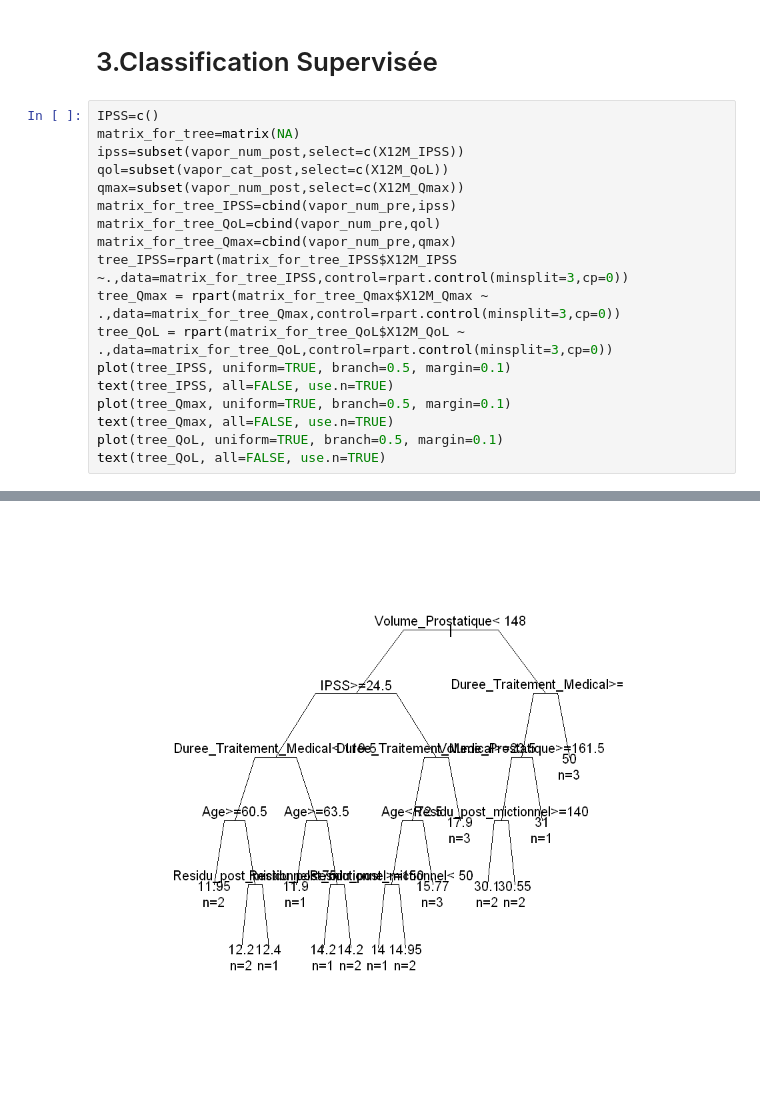
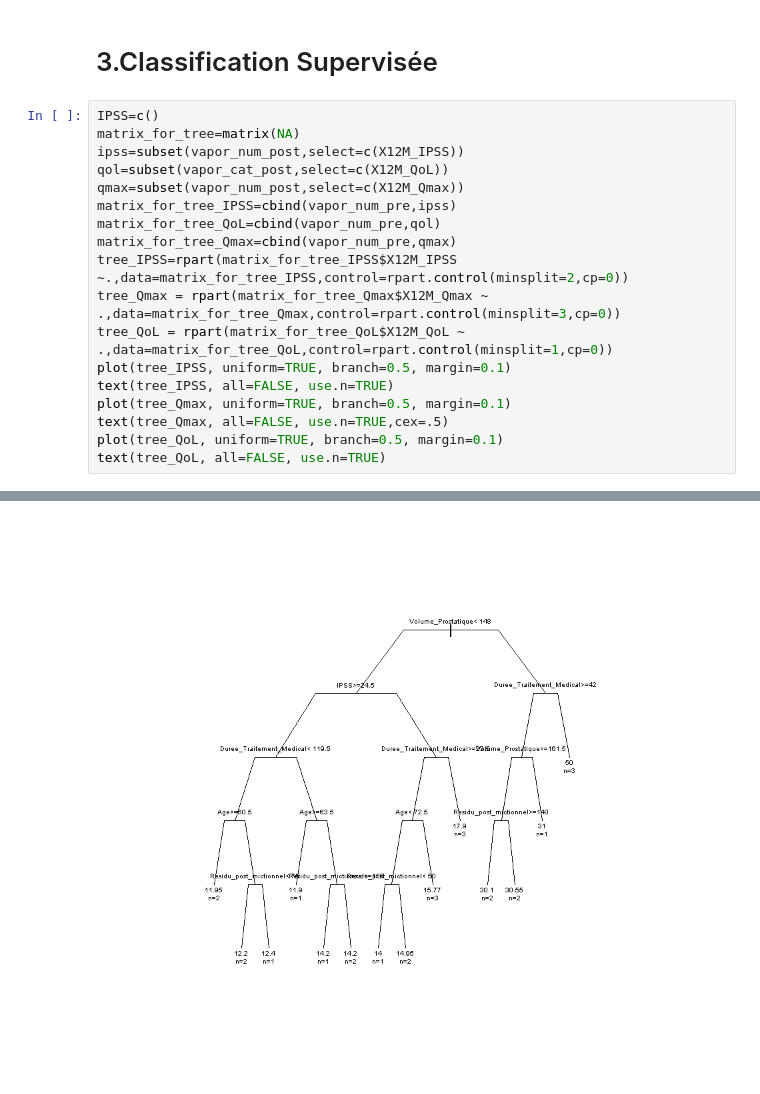
Before and after one commit to BigFab/TP_Adenome, a Jupyter notebook: vapor.ipynb, the cells around one changed output, grey strips where cells are left out. Saved outputs shown, nothing was run; the diff lists cells and outputs as text.

```diff
--- a/vapor.ipynb
+++ b/vapor.ipynb
@@ -626,22 +705,22 @@ ERROR: Error in plot.window(...): valeur 'xlim' incorrecte
 # %%
 IPSS=c()
 matrix_for_tree=matrix(NA)
 ipss=subset(vapor_num_post,select=c(X12M_IPSS))
 qol=subset(vapor_cat_post,select=c(X12M_QoL))
 qmax=subset(vapor_num_post,select=c(X12M_Qmax))
 matrix_for_tree_IPSS=cbind(vapor_num_pre,ipss)
 matrix_for_tree_QoL=cbind(vapor_num_pre,qol)
 matrix_for_tree_Qmax=cbind(vapor_num_pre,qmax)
-tree_IPSS=rpart(matrix_for_tree_IPSS$X12M_IPSS ~.,data=matrix_for_tree_IPSS,control=rpart.control(minsplit=3,cp=0))
+tree_IPSS=rpart(matrix_for_tree_IPSS$X12M_IPSS ~.,data=matrix_for_tree_IPSS,control=rpart.control(minsplit=2,cp=0))
 tree_Qmax = rpart(matrix_for_tree_Qmax$X12M_Qmax ~ .,data=matrix_for_tree_Qmax,control=rpart.control(minsplit=3,cp=0))
-tree_QoL = rpart(matrix_for_tree_QoL$X12M_QoL ~ .,data=matrix_for_tree_QoL,control=rpart.control(minsplit=3,cp=0))
+tree_QoL = rpart(matrix_for_tree_QoL$X12M_QoL ~ .,data=matrix_for_tree_QoL,control=rpart.control(minsplit=1,cp=0))
 plot(tree_IPSS, uniform=TRUE, branch=0.5, margin=0.1)
 text(tree_IPSS, all=FALSE, use.n=TRUE)
 plot(tree_Qmax, uniform=TRUE, branch=0.5, margin=0.1)
-text(tree_Qmax, all=FALSE, use.n=TRUE)
+text(tree_Qmax, all=FALSE, use.n=TRUE,cex=.5)
 plot(tree_QoL, uniform=TRUE, branch=0.5, margin=0.1)
 text(tree_QoL, all=FALSE, use.n=TRUE)
 # %% [output]
 [figure]
-[figure, old version]
+[figure, new version]
 [figure]
```
Also changed, not shown: parts of 8 cells of this notebook.
